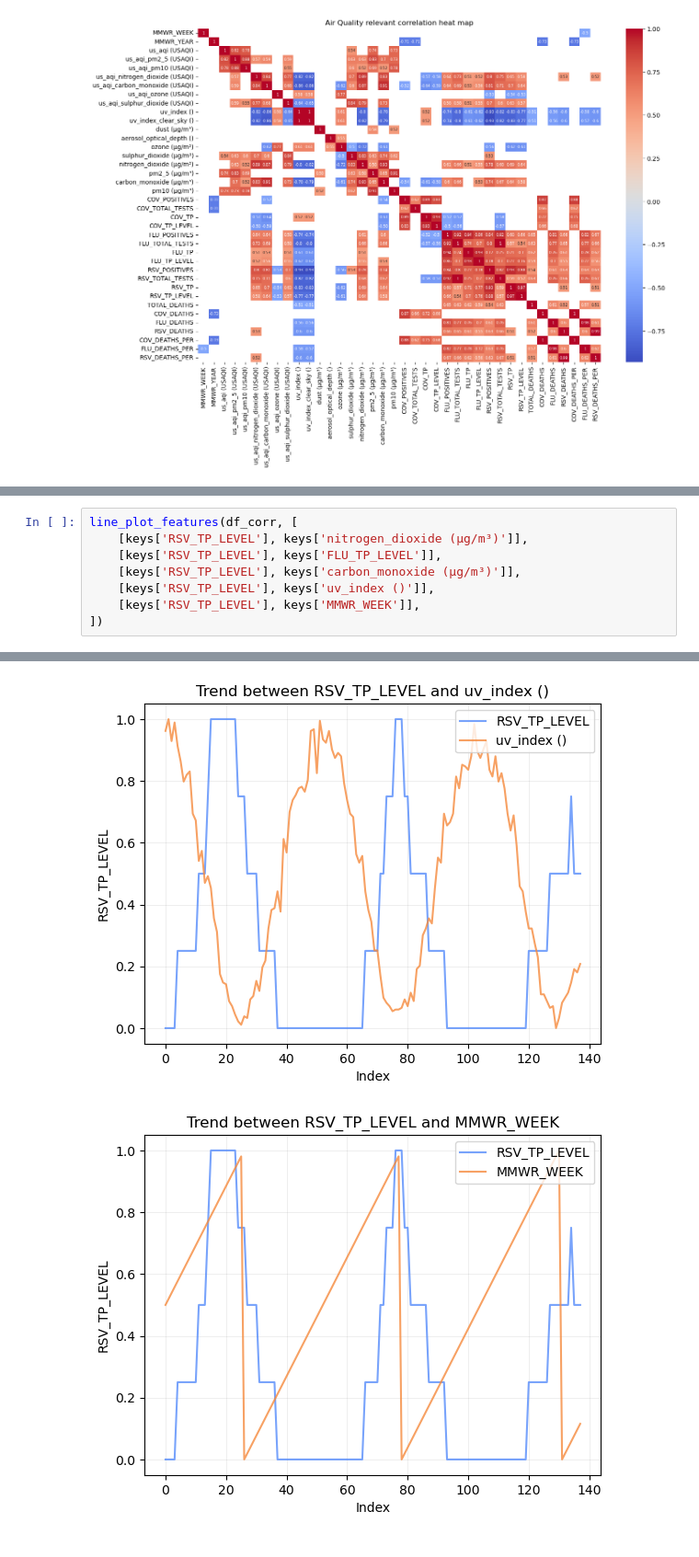
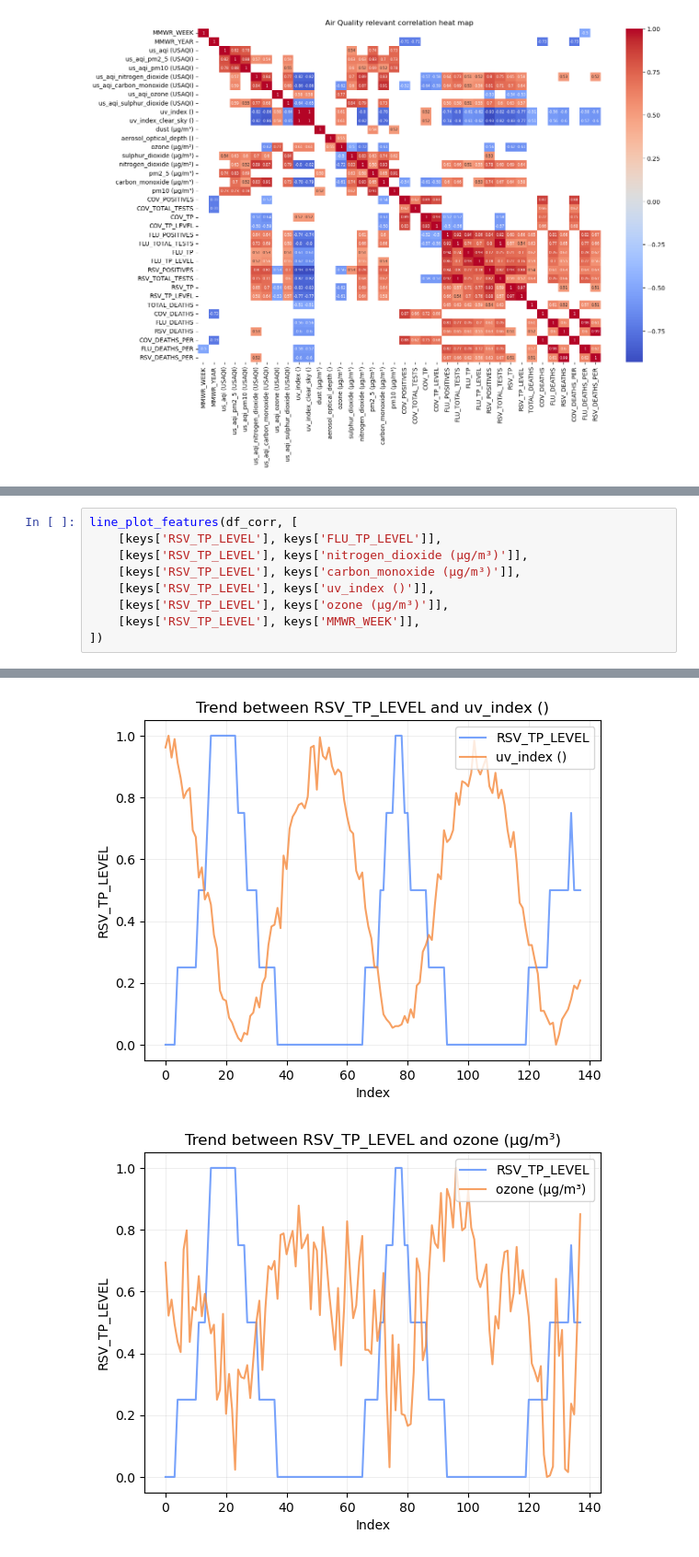
Before and after one commit to ianbunag/cmpe-255-data-mining-project, a Jupyter notebook: 04-01-data-preparation.ipynb, the cells around one changed output, grey strips where cells are left out. Shown at 92% size. Drawn from its saved outputs; the diff is of its cells as text.

Commit message:
Include ozone

```diff
--- a/04-01-data-preparation.ipynb
+++ b/04-01-data-preparation.ipynb
@@ -350,9 +352,10 @@ scatter_plot_features(df_corr, [
 # %%
 line_plot_features(df_corr, [
+    [keys['RSV_TP_LEVEL'], keys['FLU_TP_LEVEL']],
     [keys['RSV_TP_LEVEL'], keys['nitrogen_dioxide (μg/m³)']],
-    [keys['RSV_TP_LEVEL'], keys['FLU_TP_LEVEL']],
     [keys['RSV_TP_LEVEL'], keys['carbon_monoxide (μg/m³)']],
     [keys['RSV_TP_LEVEL'], keys['uv_index ()']],
+    [keys['RSV_TP_LEVEL'], keys['ozone (μg/m³)']],
     [keys['RSV_TP_LEVEL'], keys['MMWR_WEEK']],
 ])
 # %% [output]
@@ -361,3 +364,3 @@ line_plot_features(df_corr, [
 [figure]
 [figure]
-[figure, old version]
+[figure, new version]
```
Also changed, not shown: parts of 2 cells of this notebook, 1 other file.
